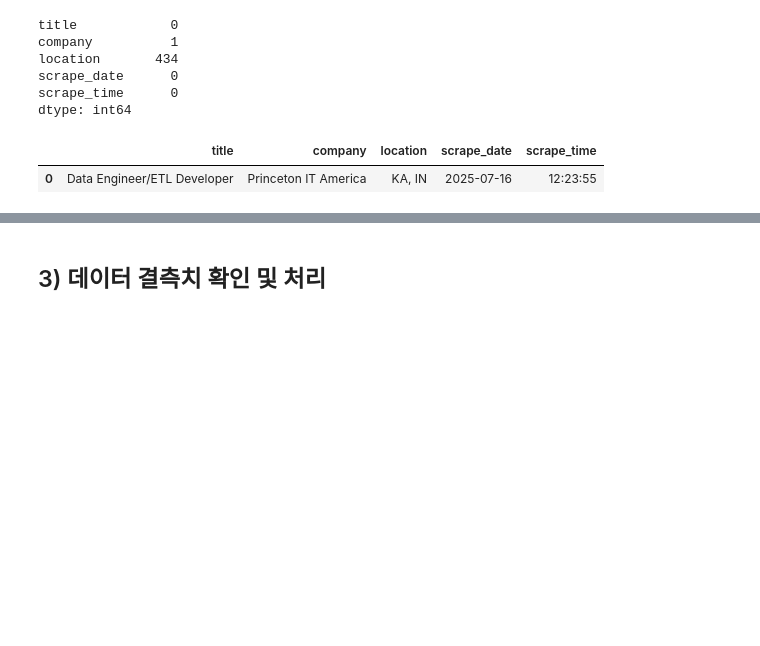
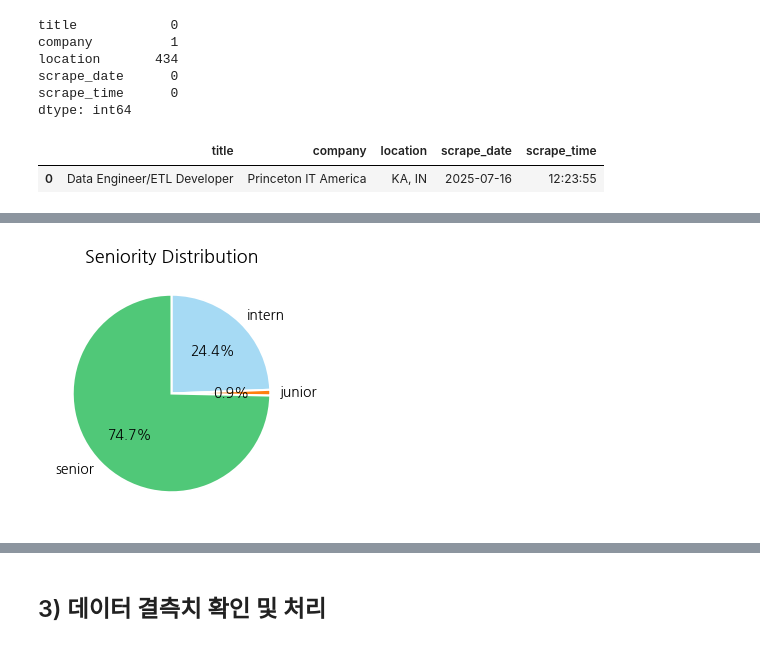
Before and after one commit to PotenUP3-DA-Team4/DA_AI_Jobs, a Jupyter notebook: hanvv3/pj1_grp4-AI_jobs.ipynb, the cells around one changed output, grey strips where cells are left out. Drawn from its saved outputs; the diff is of its cells as text; code cells hidden in the pictures; blank space fills up the shorter version.

```diff
--- a/hanvv3/pj1_grp4-AI_jobs.ipynb
+++ b/hanvv3/pj1_grp4-AI_jobs.ipynb
@@ -356,0 +311,9 @@ Name: count, dtype: int64
+# %%
+mask = df["paren_raw"].str.contains("Year", case=False, na=False)
+df.loc[mask, "seniority"] = "senior"
+# %%
+mask = df["paren_raw"].str.contains("yr", case=False, na=False)
+df.loc[mask, "seniority"] = "senior"
+# %%
+mask = df["paren_raw"].str.contains("Yr", case=False, na=False)
+df.loc[mask, "seniority"] = "senior"
@@ -356,0 +368,36 @@ Name: count, dtype: int64
+# %%
+# role group별 seniority 수요도 조사 - unknown은 제외
+mask = df["seniority"].str.contains("unknown", case=False, na=False)
+# %%
+counts = df.loc[~mask, "seniority"].value_counts()
+
+import matplotlib.pyplot as plt
+
+COLOR_MAP = {
+    "intern": "#a6daf4",   # 파란색
+    "junior": "#ff7f0e",   # 주황색
+    "senior": "#50c878"    # 초록색
+}
+
+# seniority 순서를 고정 (그래프마다 색 뒤바뀌는 것 방지)
+order = ["intern", "junior", "senior"]
+counts = counts.reindex(order).dropna()
+
+colors = [COLOR_MAP[label] for label in counts.index]
+
+plt.figure(figsize=(3, 3))
+counts.plot(
+    kind="pie",
+    autopct="%.1f%%",
+    startangle=90,
+    counterclock=False,
+    colors=colors,
+    wedgeprops={"edgecolor": "white", "linewidth": 1.5}
+)
+
+plt.ylabel("")
+plt.title("Seniority Distribution", fontsize=13)
+plt.tight_layout()
+plt.show()
+# %% [output]
+[figure, added]
```
Also changed, not shown: parts of 18 cells of this notebook, 4 other files.
